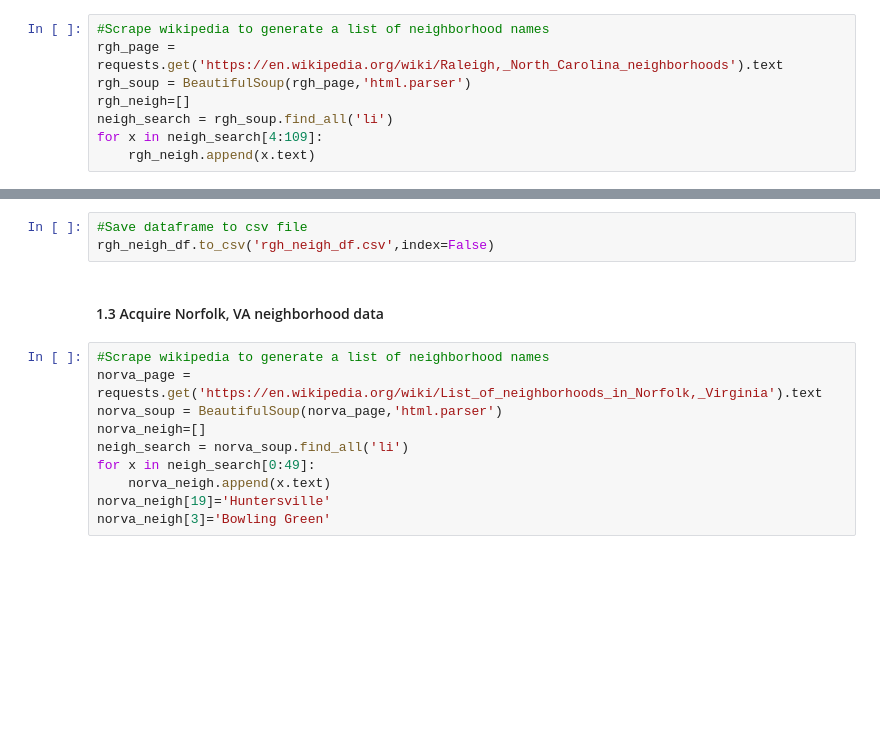
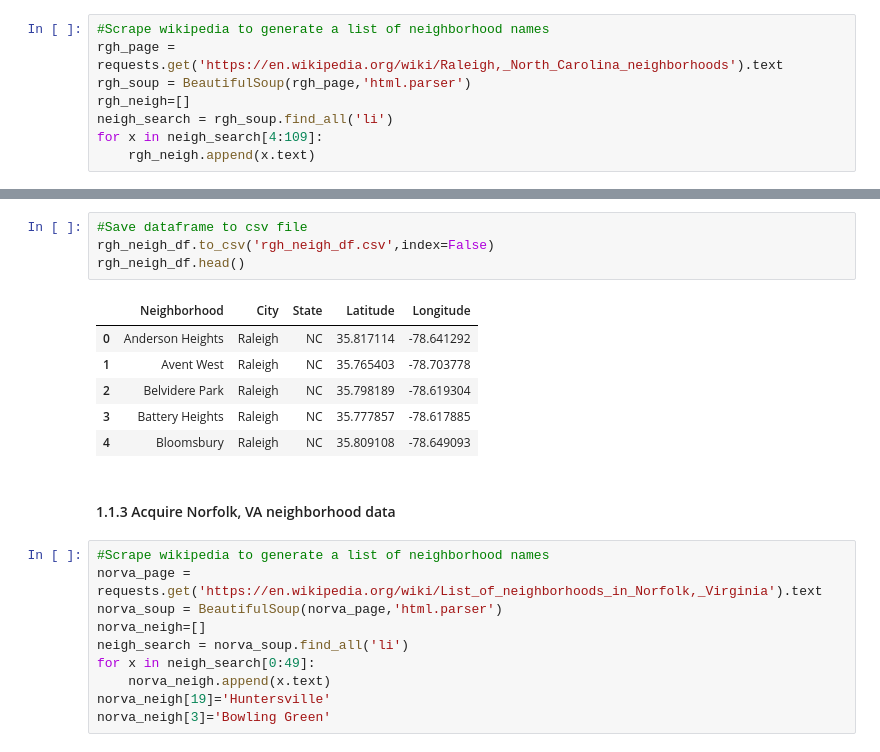
Before and after one commit to mphill82/Coursera_Capstone, a Jupyter notebook: Retail_Inference_notebook.ipynb, the cells around one changed output, grey strips where cells are left out. Drawn from its saved outputs; the diff is of its cells as text; blank space fills up the shorter version.

```diff
--- a/Retail_Inference_notebook.ipynb
+++ b/Retail_Inference_notebook.ipynb
@@ -62,8 +74,16 @@ rgh_neigh_df=rgh_neigh_df[['Neighborhood','City','State','Latitude','Longitude']
 # %%
 #Save dataframe to csv file
 rgh_neigh_df.to_csv('rgh_neigh_df.csv',index=False)
+rgh_neigh_df.head()
+# %% [output]
+|  | Neighborhood | City | State | Latitude | Longitude |
+| 0 | Anderson Heights | Raleigh | NC | 35.817114 | -78.641292 |
+| 1 | Avent West | Raleigh | NC | 35.765403 | -78.703778 |
+| 2 | Belvidere Park | Raleigh | NC | 35.798189 | -78.619304 |
+| 3 | Battery Heights | Raleigh | NC | 35.777857 | -78.617885 |
+| 4 | Bloomsbury | Raleigh | NC | 35.809108 | -78.649093 |
 # %% [markdown]
-#### 1.3 Acquire Norfolk, VA neighborhood data
+#### 1.1.3 Acquire Norfolk, VA neighborhood data
 # %%
 #Scrape wikipedia to generate a list of neighborhood names
 norva_page = requests.get('https://en.wikipedia.org/wiki/List_of_neighborhoods_in_Norfolk,_Virginia').text
```
Also changed, not shown: parts of 45 cells of this notebook, 9 other files.
